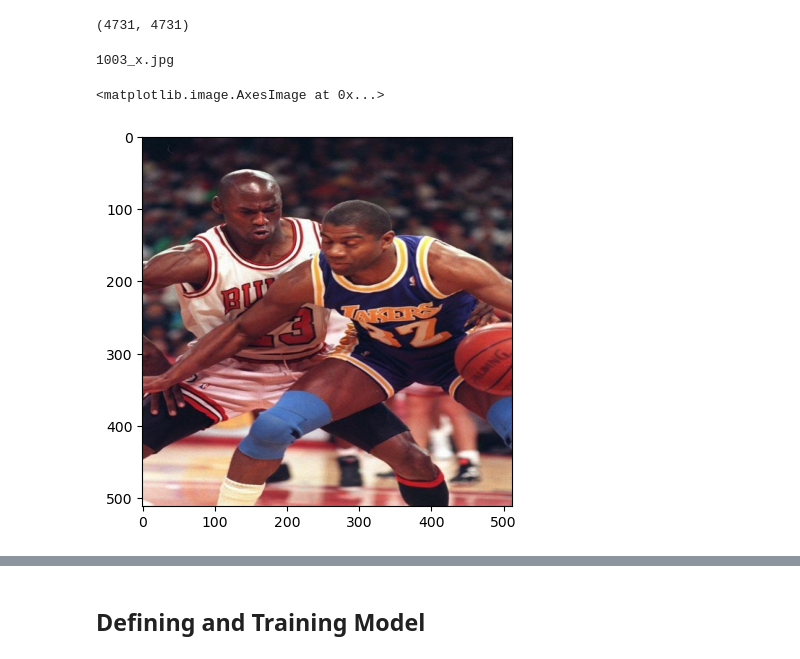
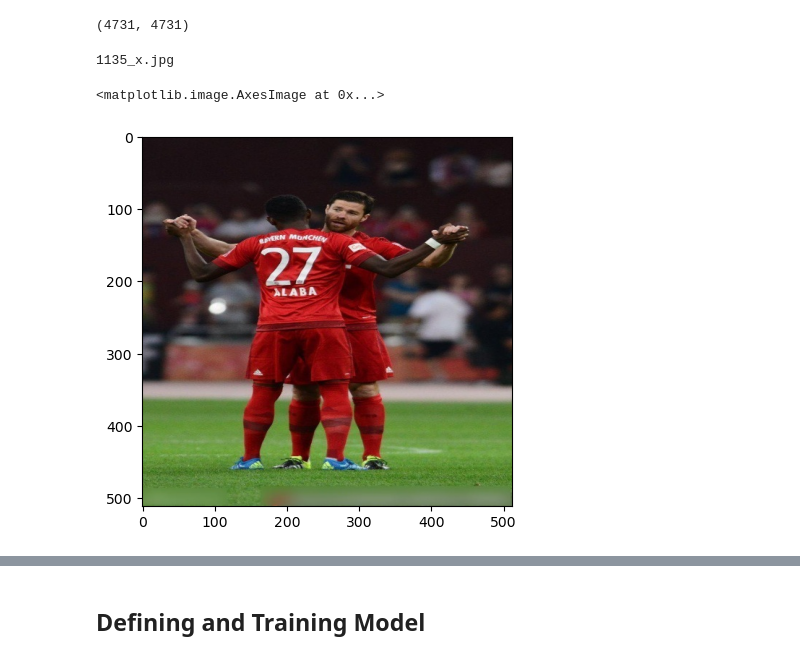
Before and after one commit to AsimWattoo/LiveImageSegmentor, a Jupyter notebook: ImageSegmenter.ipynb, the cells around one changed output, grey strips where cells are left out. Drawn from its saved outputs; the diff is of its cells as text; code cells hidden in the pictures.

```diff
--- a/ImageSegmenter.ipynb
+++ b/ImageSegmenter.ipynb
@@ -23,15 +24,14 @@ len(x_images), len(y_images)
 # %% [output]
 (4731, 4731)
 # %%
-image_path = x_images[4]
+image_path = x_images[150]
 print(image_path)
 image = cv2.imread(f'{dataset_x_path}{image_path}')
-image = cv2.cvtColor(image, cv2.COLOR_BGR2RGB)
-plt.imshow(image, cmap='gray')
+plt.imshow(cv2.cvtColor(image, cv2.COLOR_BGR2RGB), cmap='gray')
 # %% [output]
-1003_x.jpg
+1135_x.jpg
 <matplotlib.image.AxesImage at 0x...>
-[figure, old version]
+[figure, new version]
 # %%
 def apply_filter(image):
     new_image = image
```
Also changed, not shown: parts of 27 cells of this notebook, 1 other file.
